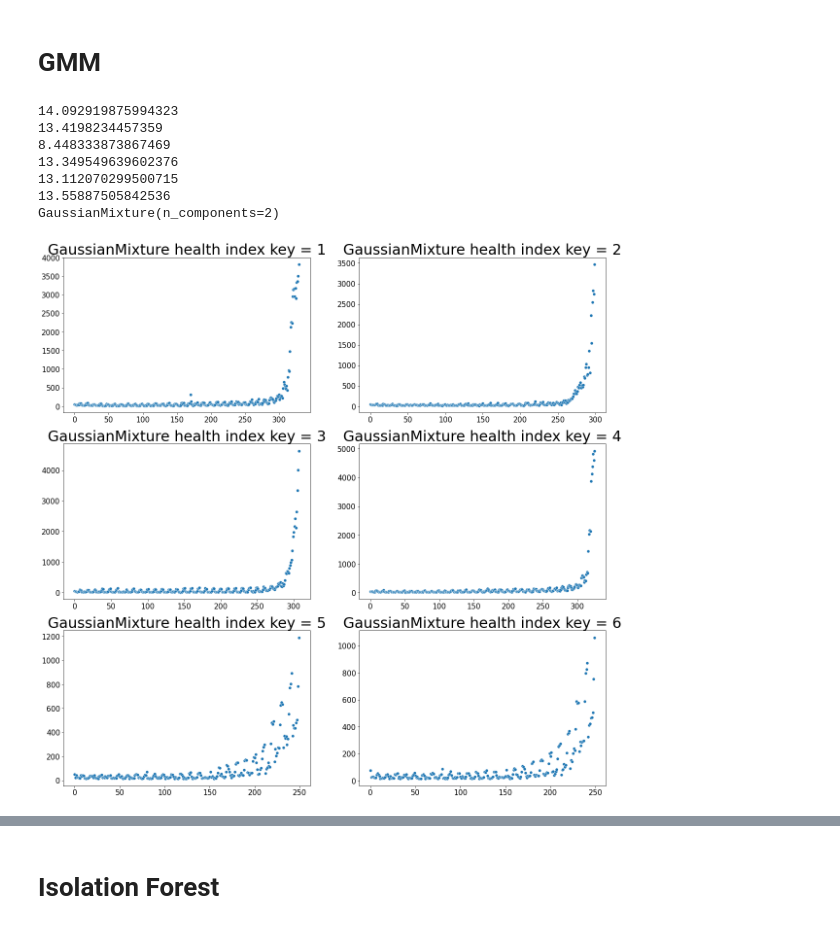
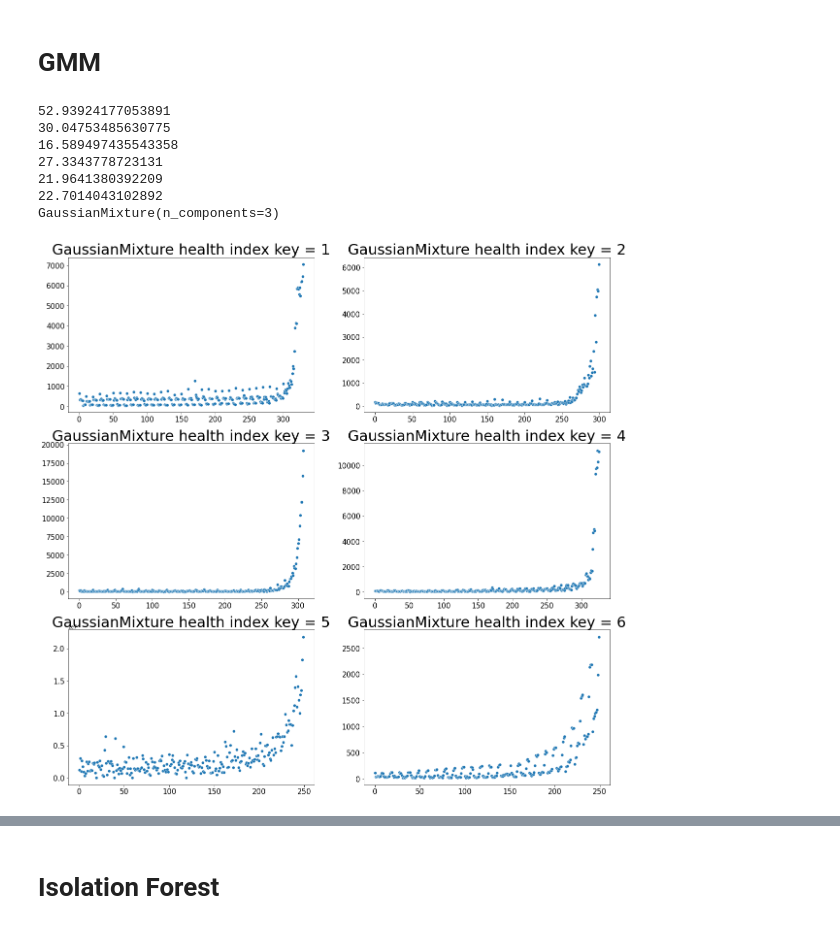
Before and after one commit to ChocoPytoch/BISTelligence, a Jupyter notebook: src/evaluate.ipynb, the cells around one changed output, grey strips where cells are left out. Saved outputs shown, nothing was run; the diff lists cells and outputs as text; code cells hidden in the pictures.

```diff
--- a/src/evaluate.ipynb
+++ b/src/evaluate.ipynb
@@ -258,7 +301,7 @@ plt.rcParams["figure.figsize"] = (20, 20)
 for i in range(1, 7):
     plt.subplot(3,2,i)
     SetData(scaled = False, key_num = i)
-    model = GetModel(model_name = 'LOF', param_dict = {'n_neighbors': 10})
+    model = GetModel(model_name = 'LOF', param_dict = {'n_neighbors': 30})
     model_name = type(model).__name__
     score = GetAnomalyScore(model)
     ShowHealthIndex(model, score, key_num = i)
@@ -315,27 +364,27 @@ OCSVM(cache_size=200, coef0=0.0, contamination=0.01, degree=3, gamma='auto',
 # %%
 # scale o
 plt.rcParams["figure.figsize"] = (20, 20)
 for i in range(1, 7):
     plt.subplot(3,2,i)
     SetData(key_num = i)
-    model = GetModel(model_name = 'GMM', param_dict = {'n_components': 2})
+    model = GetModel(model_name = 'GMM', param_dict = {'n_components': 3, 'covariance_type': 'full'})
     model_name = type(model).__name__
     score = GetAnomalyScore(model)
     print(np.min(score))
     ShowHealthIndex(model, score, key_num = i)
     plt.xticks(fontsize=15)
     plt.yticks(fontsize=15)
     plt.title('{} health index key = {}'.format(model_name, i),fontsize=30)
 print(model)
 # %% [output]
-14.092919875994323
-13.4198234457359
-8.448333873867469
-13.349549639602376
-13.112070299500715
-13.55887505842536
-GaussianMixture(n_components=2)
+52.93924177053891
+30.04753485630775
+16.589497435543358
+27.3343778723131
+21.9641380392209
+22.7014043102892
+GaussianMixture(n_components=3)
-[figure, old version]
+[figure, new version]
 # %%
 # scale x
 plt.rcParams["figure.figsize"] = (20, 20)
```
Also changed, not shown: parts of 20 cells of this notebook, 34 other files.
